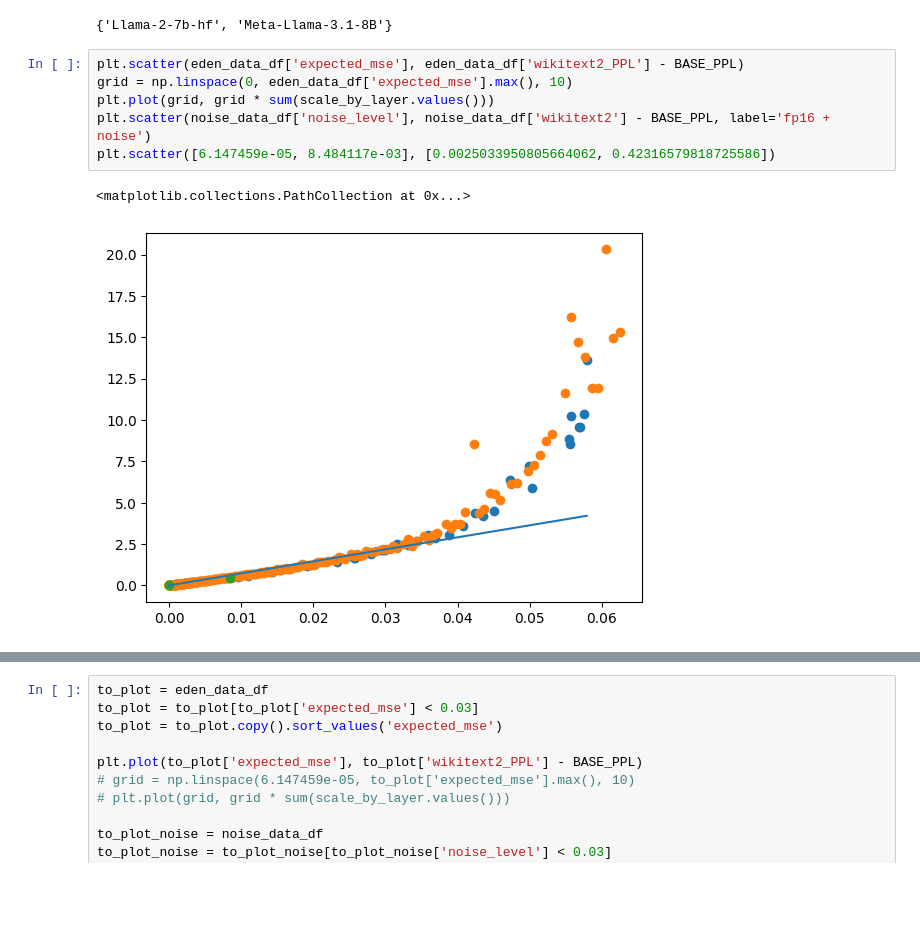
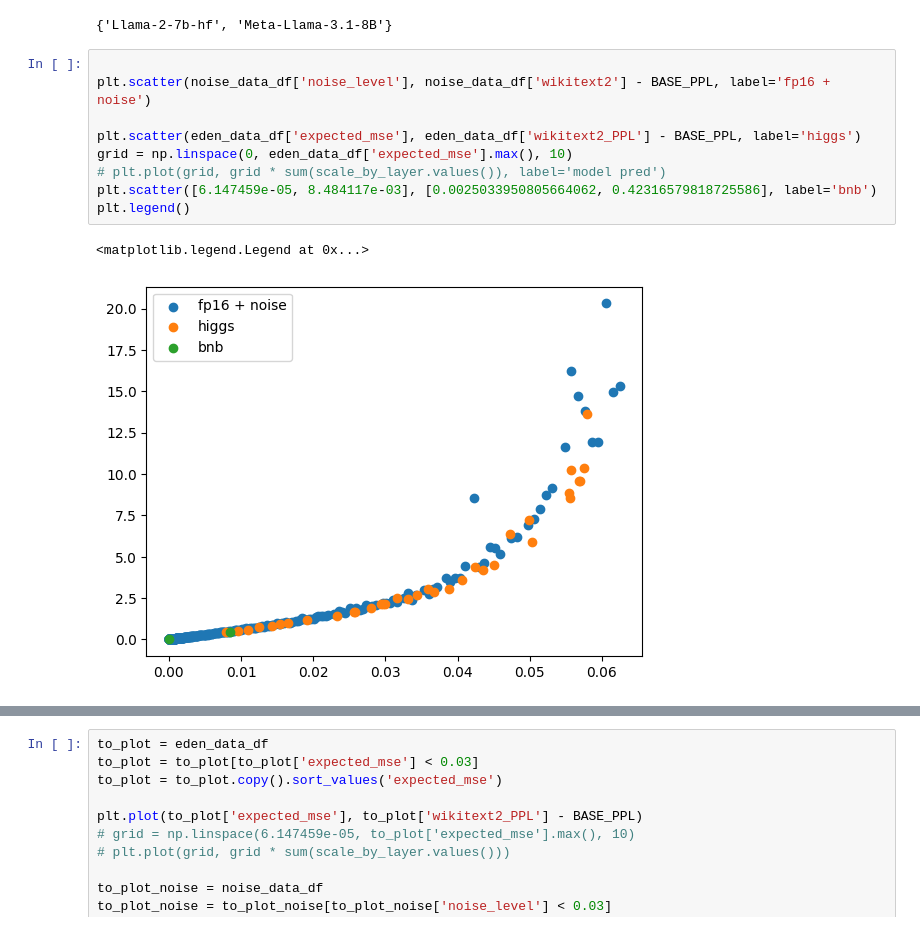
Before and after one commit to galqiwi/linear-layer-compression, a Jupyter notebook: Vladimir/2024-09-23/model-applicability/rtn.ipynb, the cells around one changed output, grey strips where cells are left out. Cells and saved outputs as stored; diff of their text form; blank space fills up the shorter version.

```diff
--- a/Vladimir/2024-09-23/model-applicability/rtn.ipynb
+++ b/Vladimir/2024-09-23/model-applicability/rtn.ipynb
@@ -192,11 +192,14 @@ noise_data_df = noise_data_df[noise_data_df['Name'] == 'Meta-Llama-3.1-8B']
 # %% [output]
 {'Llama-2-7b-hf', 'Meta-Llama-3.1-8B'}
 # %%
-plt.scatter(eden_data_df['expected_mse'], eden_data_df['wikitext2_PPL'] - BASE_PPL)
+
+plt.scatter(noise_data_df['noise_level'], noise_data_df['wikitext2'] - BASE_PPL, label='fp16 + noise')
+
+plt.scatter(eden_data_df['expected_mse'], eden_data_df['wikitext2_PPL'] - BASE_PPL, label='higgs')
 grid = np.linspace(0, eden_data_df['expected_mse'].max(), 10)
-plt.plot(grid, grid * sum(scale_by_layer.values()))
-plt.scatter(noise_data_df['noise_level'], noise_data_df['wikitext2'] - BASE_PPL, label='fp16 + noise')
-plt.scatter([6.147459e-05, 8.484117e-03], [0.0025033950805664062, 0.42316579818725586])
+# plt.plot(grid, grid * sum(scale_by_layer.values()), label='model pred')
+plt.scatter([6.147459e-05, 8.484117e-03], [0.0025033950805664062, 0.42316579818725586], label='bnb')
+plt.legend()
 # %% [output]
-<matplotlib.collections.PathCollection at 0x...>
+<matplotlib.legend.Legend at 0x...>
-[figure, old version]
+[figure, new version]
```
Also changed, not shown: parts of 2 cells of this notebook, 33 other files.
